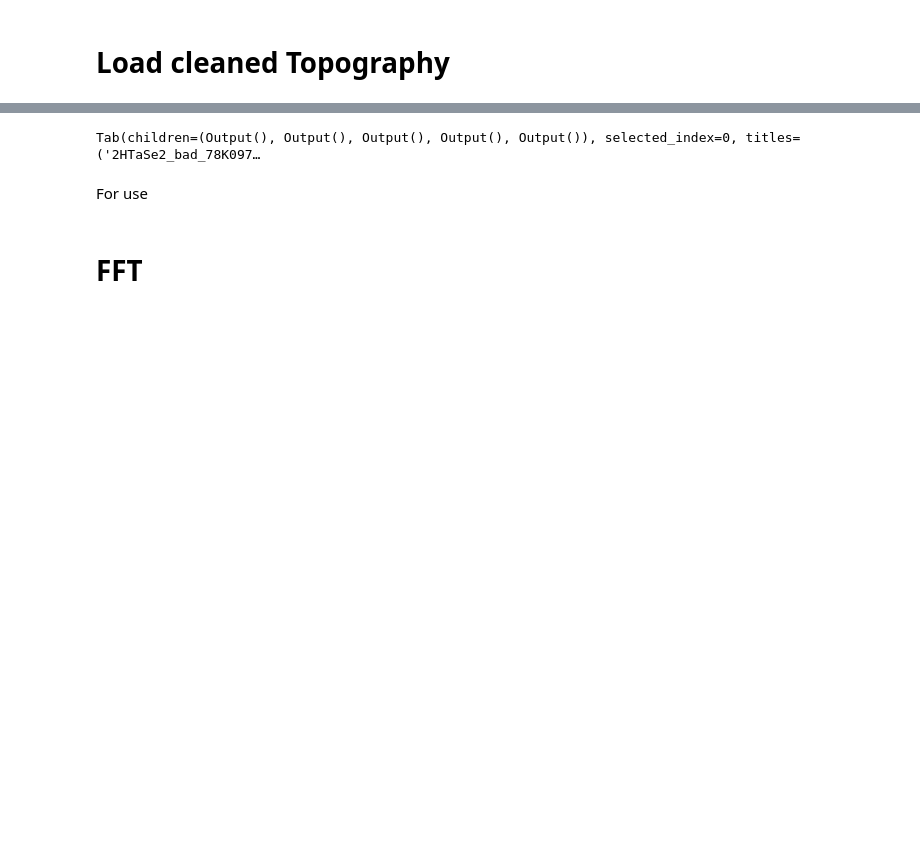
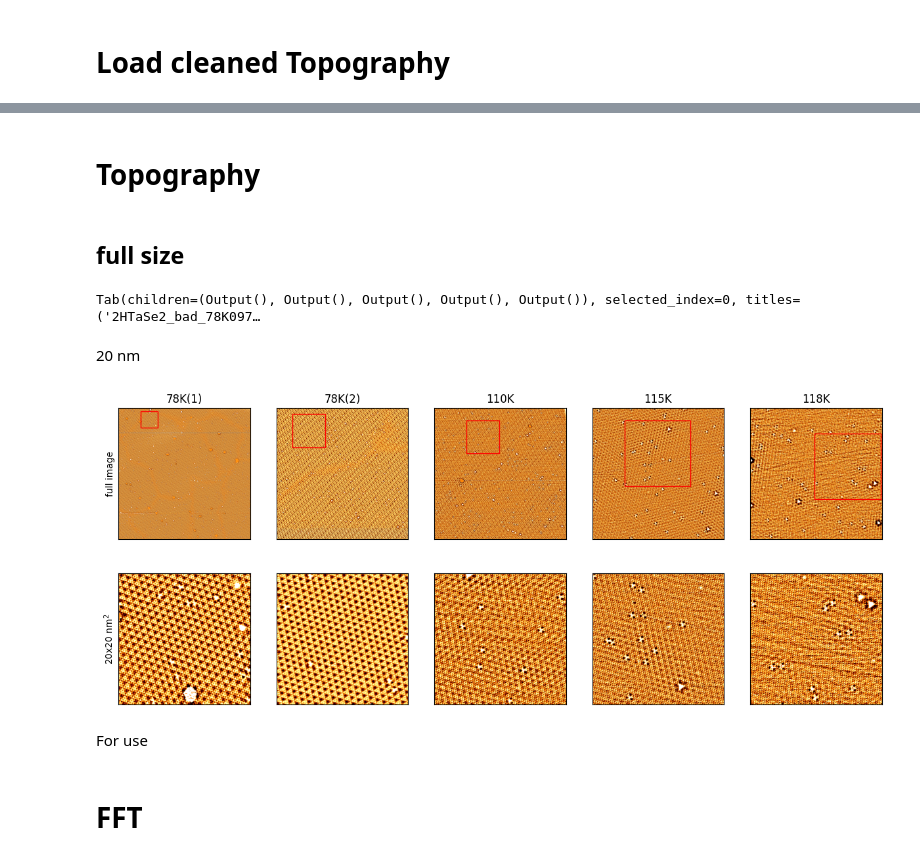
Before and after one commit to Potdooshami/2H_TaSe2_Tc_STM, a Jupyter notebook: fromCleaned.ipynb, the cells around one changed output, grey strips where cells are left out. Cells and saved outputs as stored; diff of their text form; code cells hidden in the pictures; blank space fills up the shorter version.

Commit message:
FEAT: (ongoing) visualize results for share

```diff
--- a/fromCleaned.ipynb
+++ b/fromCleaned.ipynb
@@ -10,0 +15,16 @@ for fn in fns:
+# %%
+colors = ['#9467bd','#1f77b4', '#ff7f0e', '#2ca02c', '#d62728']
+nms = ['78K(1)', '118K', '110K', '115K','78K(2)']
+Ts = [78, 118, 110, 115,78]
+nano = [160,40,80,40,80]
+sz = [2048,512,1024,1024,2048]
+# %%
+df = pd.DataFrame({
+    'fns': fns,
+    'colors': colors,
+    'nms': nms,
+    'Ts': Ts,
+    'nano': nano,
+    'sz': sz
+})
+df
@@ -11,7 +38,57 @@ for fn in fns:
+# %% [markdown]
+# Topography
 # %%
 from useful import *
 tab = subtabSr(arrSries)
+# %% [markdown]
+## full size
 # %%
 tab
 # %% [output]
 Tab(children=(Output(), Output(), Output(), Output(), Output()), selected_index=0, titles=('2HTaSe2_bad_78K097…
+# %% [markdown]
+20 nm
+# %%
+import matplotlib.pyplot as plt
+%matplotlib inline
+idts = [0,4,2,3,1]
+x0, y0 = 250, 100
+x0_, y0_ = 350, 50
+x0s = [x0_,x0,x0,x0,x0]
+y0s = [y0_,y0,y0,y0,y0]
+
+fig,axs = plt.subplots(2,5,figsize=(15,6))
+for idt,isb,x0,y0 in zip(idts,range(len(idts)),x0s,y0s):
+    ax = axs[0,isb]
+    plt.sca(ax)
+    arr = arrSries[fns[idt]]
+    plt.imshow(arr,cmap='afmhot')
+    auto199()
+    tickoff()
+    ax.set_title(df['nms'][idt])
+    pxl20nm = int((sz[idt]/nano[idt]) *20)
+    if isb == 0:
+        ax.set_ylabel('full image')
+
+    ax = axs[1,isb]
+    plt.sca(ax)
+    plt.imshow(arr,cmap='afmhot')
+    auto199()
+    tickoff()
+    ax.set_xlim(x0,pxl20nm+x0)
+    ax.set_ylim(y0,pxl20nm+y0)
+    if isb == 0:
+        ax.set_ylabel('20x20 nm$^2$')
+from matplotlib.patches import Rectangle
+for idt, isb, x0, y0 in zip(idts, range(len(idts)), x0s, y0s):
+    ax = axs[0, isb]
+    pxl20nm = int((sz[idt] / nano[idt]) * 20)
+    rect = Rectangle((x0, y0), pxl20nm, pxl20nm, linewidth=1, edgecolor='r', facecolor='none')
+    ax.add_patch(rect)
+
+# To see the result, you need to execute the next cell (12) to create the plot first,
+# and then come back and execute this cell.
+# The figure object `fig` needs to be displayed to see the changes.
+# fig
+# %% [output]
+[figure, added]
```
Also changed, not shown: parts of 16 cells of this notebook.
